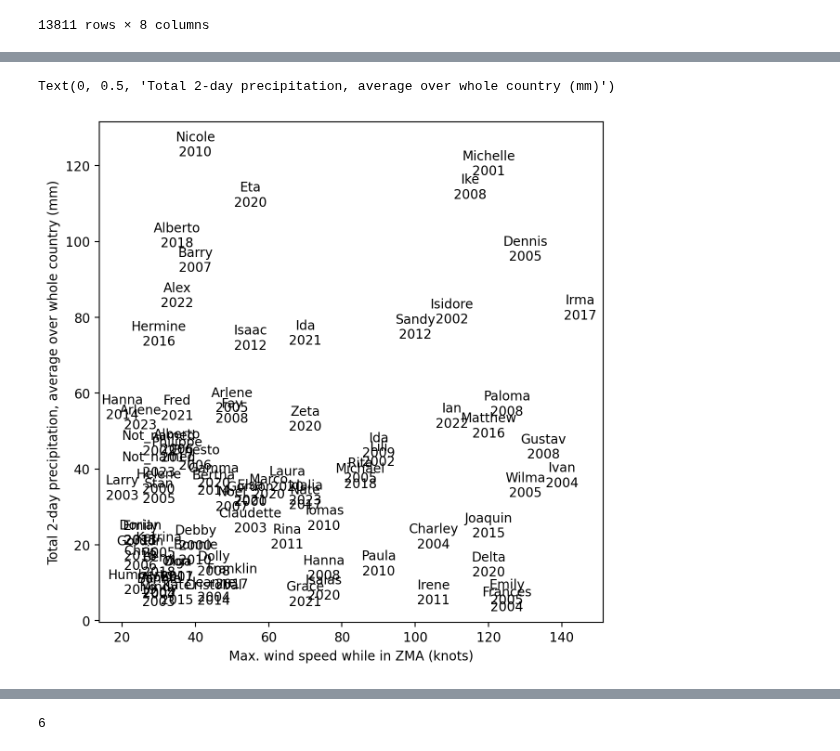
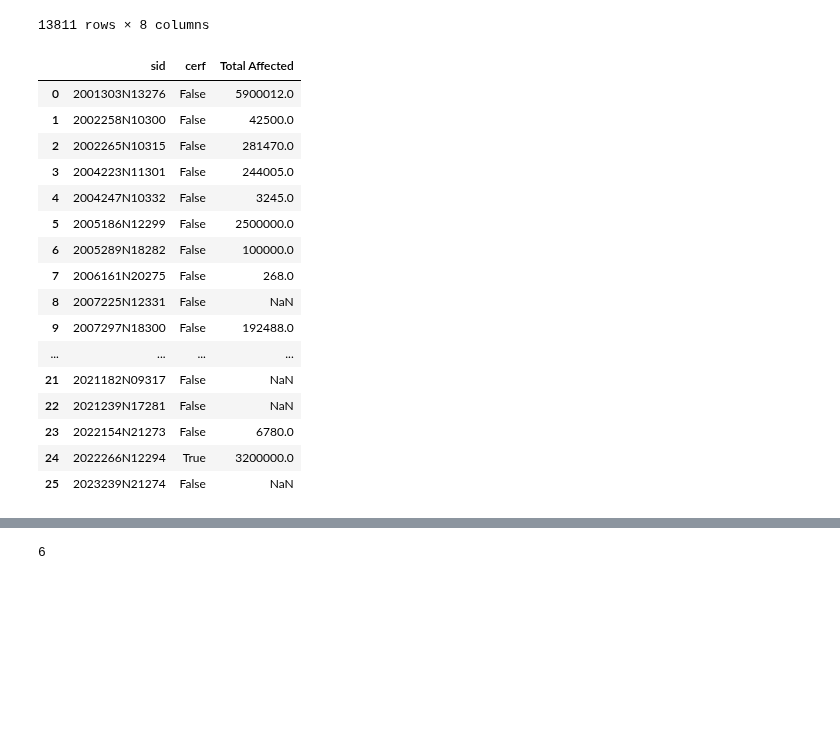
Before and after one commit to OCHA-DAP/ds-aa-cub-hurricanes, a Jupyter notebook: exploration/combine_imerg_ibtracs.ipynb, the cells around one changed output, grey strips where cells are left out. Saved outputs shown, nothing was run; the diff lists cells and outputs as text; code cells hidden in the pictures; blank space fills up the shorter version.

```diff
--- a/exploration/combine_imerg_ibtracs.ipynb
+++ b/exploration/combine_imerg_ibtracs.ipynb
@@ -42,2 +40,26 @@ blob_name = f"{PROJECT_PREFIX}/processed/storm_stats/zma_stats.parquet"
-# %%
-df_stats = stratus.load_parquet_from_blob(blob_name)
+# %%
+blob_name = f"{PROJECT_PREFIX}/processed/impact/emdat_cerf_upto2023.parquet"
+df_impact = stratus.load_parquet_from_blob(blob_name)
+# %%
+df_impact["cerf"] = ~df_impact["Amount in US$"].isnull()
+# %%
+cols = ["sid", "cerf", "Total Affected"]
+df_impact[cols]
+# %% [output]
+|  | sid | cerf | Total Affected |
+| 0 | 2001303N13276 | False | 5900012.0 |
+| 1 | 2002258N10300 | False | 42500.0 |
+| 2 | 2002265N10315 | False | 281470.0 |
+| 3 | 2004223N11301 | False | 244005.0 |
+| 4 | 2004247N10332 | False | 3245.0 |
+| 5 | 2005186N12299 | False | 2500000.0 |
+| 6 | 2005289N18282 | False | 100000.0 |
+| 7 | 2006161N20275 | False | 268.0 |
+| 8 | 2007225N12331 | False | NaN |
+| 9 | 2007297N18300 | False | 192488.0 |
+| ... | ... | ... | ... |
+| 21 | 2021182N09317 | False | NaN |
+| 22 | 2021239N17281 | False | NaN |
+| 23 | 2022154N21273 | False | 6780.0 |
+| 24 | 2022266N12294 | True | 3200000.0 |
+| 25 | 2023239N21274 | False | NaN |
@@ -58,23 +84,3 @@ df_stats
 | 465 | 2023239N21274 | 2023-08-26 12:00:00.000039 | 2023-08-29 12:00:00.000039 | 70.0 | 33.697277 | 78935093-6fac-4d34-8f44-db2425ede077 | AL102023 | 2023 | ... |
 | 466 | 2023321N15278 | 2023-11-17 21:00:00.000039 | 2023-11-18 00:00:00.000039 | 30.0 | 41.093265 | 1cbc06d6-5e41-4d05-9146-0e56b589e5d9 | AL222023 | 2023 | ... |
 467 rows × 12 columns
-# %%
-fig, ax = plt.subplots(dpi=200, figsize=(7, 7))
-
-df_stats.plot(
-    x="wind_speed_max", y="max_roll2_mean", linewidth=0, ax=ax, legend=False
-)
-
-for _, row in df_stats.iterrows():
-    ax.annotate(
-        row["name"].capitalize() + "\n" + str(row["season"]),
-        (row["wind_speed_max"], row["max_roll2_mean"]),
-        ha="center",
-        va="center",
-    )
-
-ax.set_xlabel("Max. wind speed while in ZMA (knots)")
-ax.set_ylabel("Total 2-day precipitation, average over whole country (mm)")
-# %% [output]
-Text(0, 0.5, 'Total 2-day precipitation, average over whole country (mm)')
-[figure, removed]
```
Also changed, not shown: parts of 8 cells of this notebook, 5 other files.
